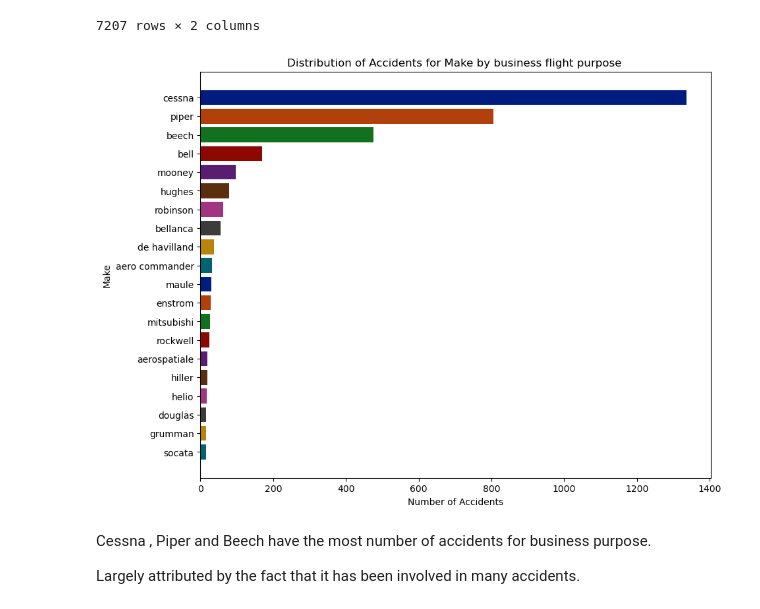
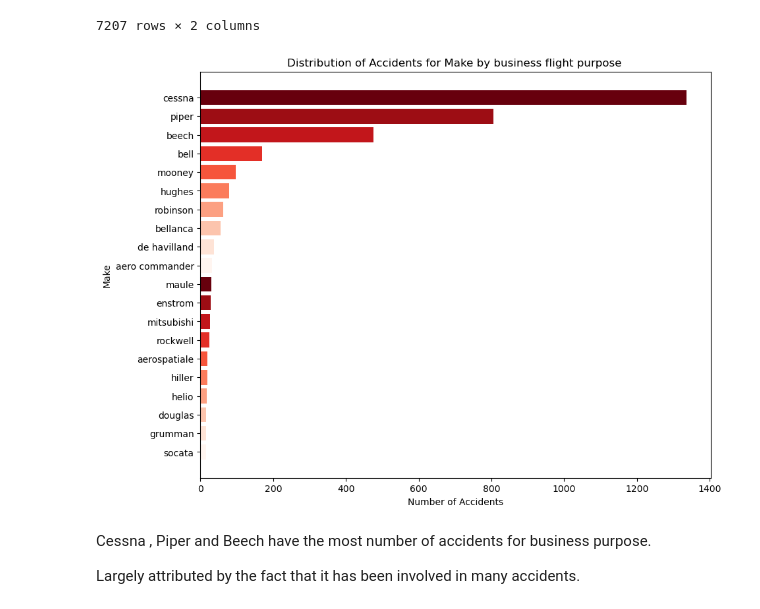
Before and after one commit to am-eric/EDA, a Jupyter notebook: EDA.ipynb, the cells around one changed output. Saved outputs shown, nothing was run; the diff lists cells and outputs as text; code cells hidden in the pictures.

```diff
--- a/EDA.ipynb
+++ b/EDA.ipynb
@@ -583,18 +632,19 @@ mbsort
 # %%
 # plot the distribution of accidents for make and business flight purpose
 # Determine what plane is good for business
 
 fig, ax = plt.subplots(figsize=(10,8))
 
+# Getting a smooth color blend from 'RdYlBu' colormap
+colors = plt.cm.Reds(np.linspace(1, 0, len(mbsort['Make'][:10])))
 
-colors = sns.color_palette("dark", 20)
 ax.barh(mbsort['Make'][:20], mbsort['Count'][:20], color=colors )
 ax.set_xlabel('Number of Accidents')
 ax.set_ylabel('Make')
 ax.set_title('Distribution of Accidents for Make by business flight purpose ');
 ax.invert_yaxis()
 # %% [output]
-[figure, old version]
+[figure, new version]
 # %% [markdown]
 Cessna , Piper and Beech  have the most number of accidents for business purpose.
 
```
Also changed, not shown: parts of 39 cells of this notebook.
